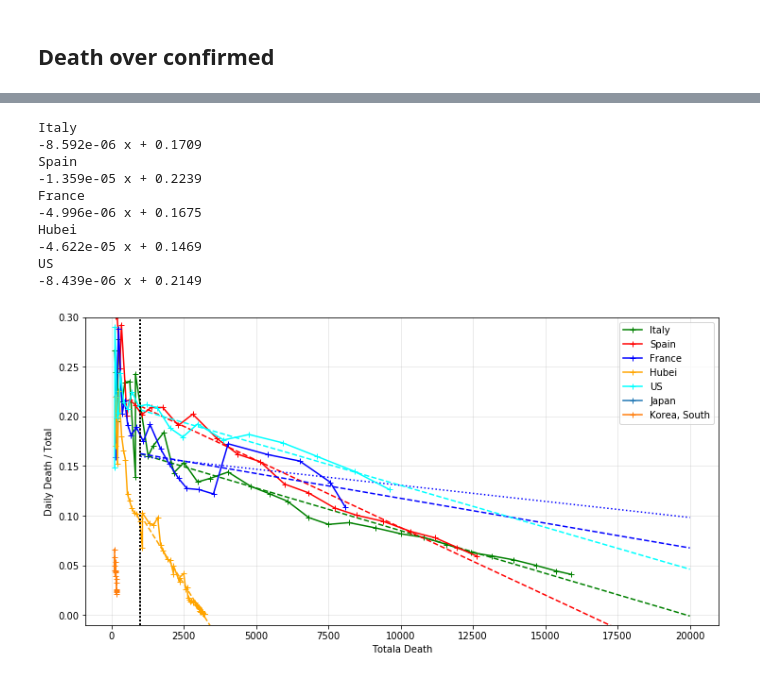
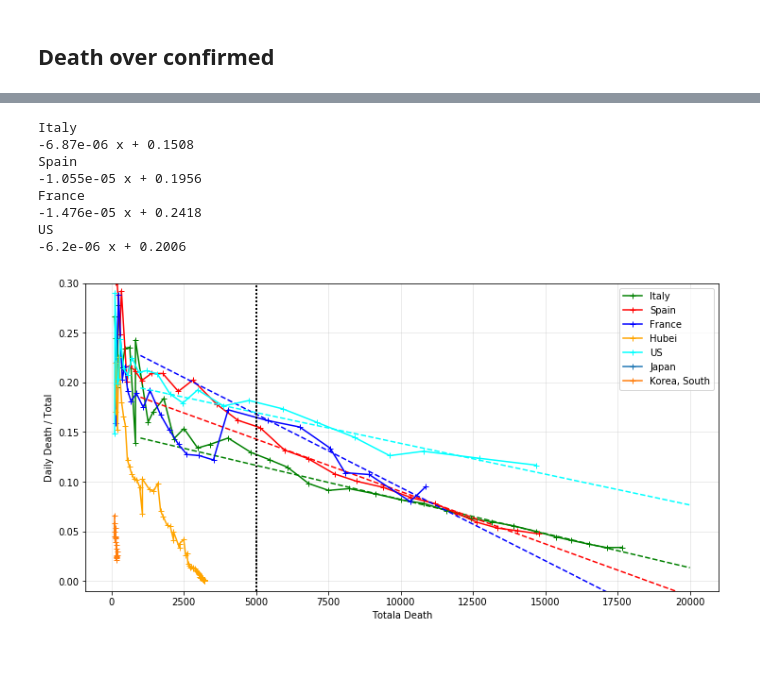
Before and after one commit to SylvainGuieu/corona, a Jupyter notebook: corona.ipynb, the cells around one changed output, grey strips where cells are left out. Saved outputs shown, nothing was run; the diff lists cells and outputs as text; code cells hidden in the pictures.

```diff
--- a/corona.ipynb
+++ b/corona.ipynb
@@ -407,43 +407,38 @@ _= axes.set(yscale="log", xscale="log", xlabel="Totala Death", ylabel="Daily Dea
 # from coronapy import _default_styles
 subset = death.subset([ 'Italy', 'Spain', 'France', 'Hubei', 'US', 'Japan','Korea, South'])
 origin = death.when_case_exceed(20)
 #subset = subset.get_day_indexed(origin).subset(start=0)
 perday = subset.cases.iloc[:,1:] - np.asarray(subset.cases.iloc[:,0:-1])
 perday = perday.rolling(4, center=True, axis=1).mean()
 total = subset.cases.iloc[:,1:]
 
+lf = 5000
 for name, r in perday.iterrows():
     t = total.loc[name]
-    test_fit = (t>1000) & (~isnan(r)) & (~isnan(t))
+    test_fit = (t>lf) & (~isnan(r)) & (~isnan(t))
     test_plot = (t>100)
 
     plot(t[test_plot], r[test_plot]/t[test_plot], label=name, **styles.get(name, {}), marker="+")
     if sum(test_fit)>2:
         try:
             p = poly1d(polyfit(t[test_fit], r[test_fit]/t[test_fit], 1))
         except LinAlgError:
             print('LE', name)
         else:
             print(name, p)
             plot( [1000, 20000], p([1000,20000]),  **styles.get(name, {}), linestyle="dashed")
-    if name=='France':
-        test_fit[-2:] = False
-        p = poly1d(polyfit(t[test_fit], r[test_fit]/t[test_fit], 1))
-        plot( [1000, 20000], p([1000,20000]),  **styles.get(name, {}), linestyle="dotted")
 
-    axvline(1000, color="k", linestyle="dotted")
+    axvline(lf, color="k", linestyle="dotted")
 axes = gca()
 axes.legend()
 _= axes.set(ylim=(-0.01,0.3), yscale="linear", xscale="linear", xlabel="Totala Death", ylabel="Daily Death / Total")
 # %% [output]
 Italy
--8.592e-06 x + 0.1709
+-6.87e-06 x + 0.1508
 Spain
--1.359e-05 x + 0.2239
+-1.055e-05 x + 0.1956
 France
--4.996e-06 x + 0.1675
-Hubei
--4.622e-05 x + 0.1469
+-1.476e-05 x + 0.2418
 US
--8.439e-06 x + 0.2149
+-6.2e-06 x + 0.2006
-[figure, old version]
+[figure, new version]
```
Also changed, not shown: parts of 26 cells of this notebook, 12 other files.
